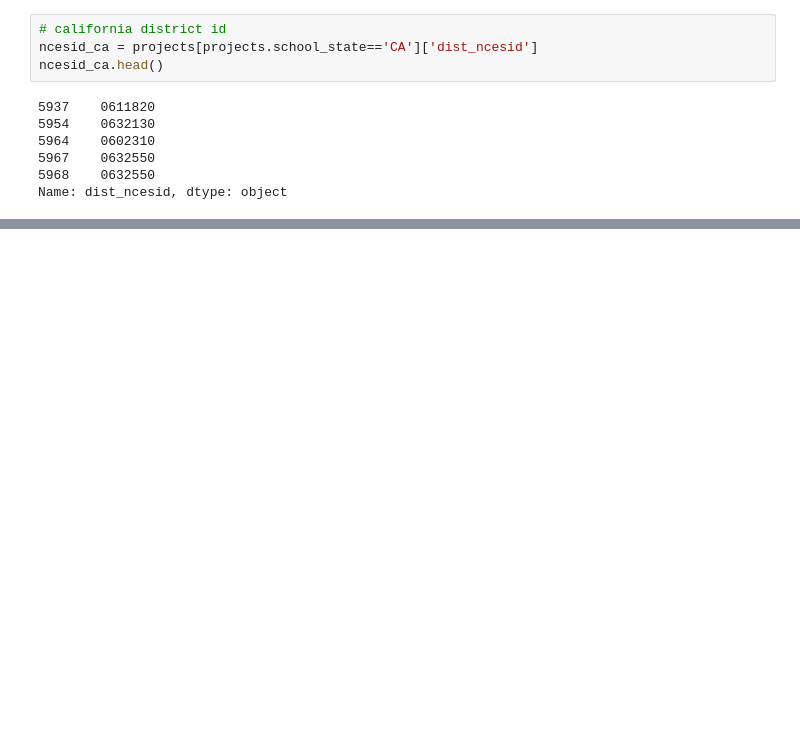
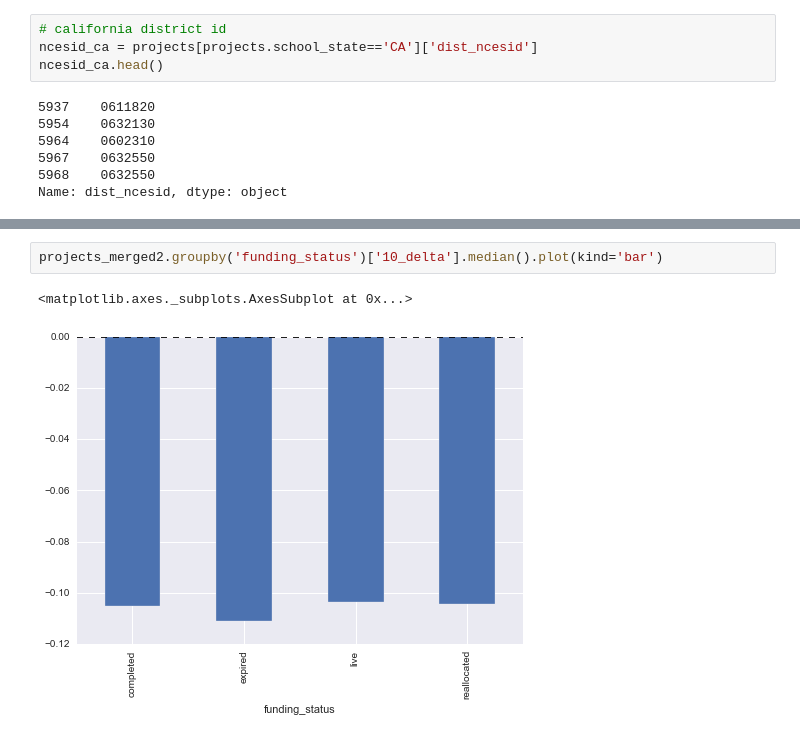
Before and after one commit to sampathweb/bayes_hack, a Jupyter notebook: helena/budget.ipynb, the cells around one changed output, grey strips where cells are left out. Cells and saved outputs as stored; diff of their text form; blank space fills up the shorter version.

```diff
--- a/helena/budget.ipynb
+++ b/helena/budget.ipynb
@@ -140,0 +119,5 @@ False
+# %%
+projects_merged2.groupby('funding_status')['10_delta'].median().plot(kind='bar')
+# %% [output]
+<matplotlib.axes._subplots.AxesSubplot at 0x...>
+[figure, added]
```
Also changed, not shown: parts of 6 cells of this notebook, 1 other file.
